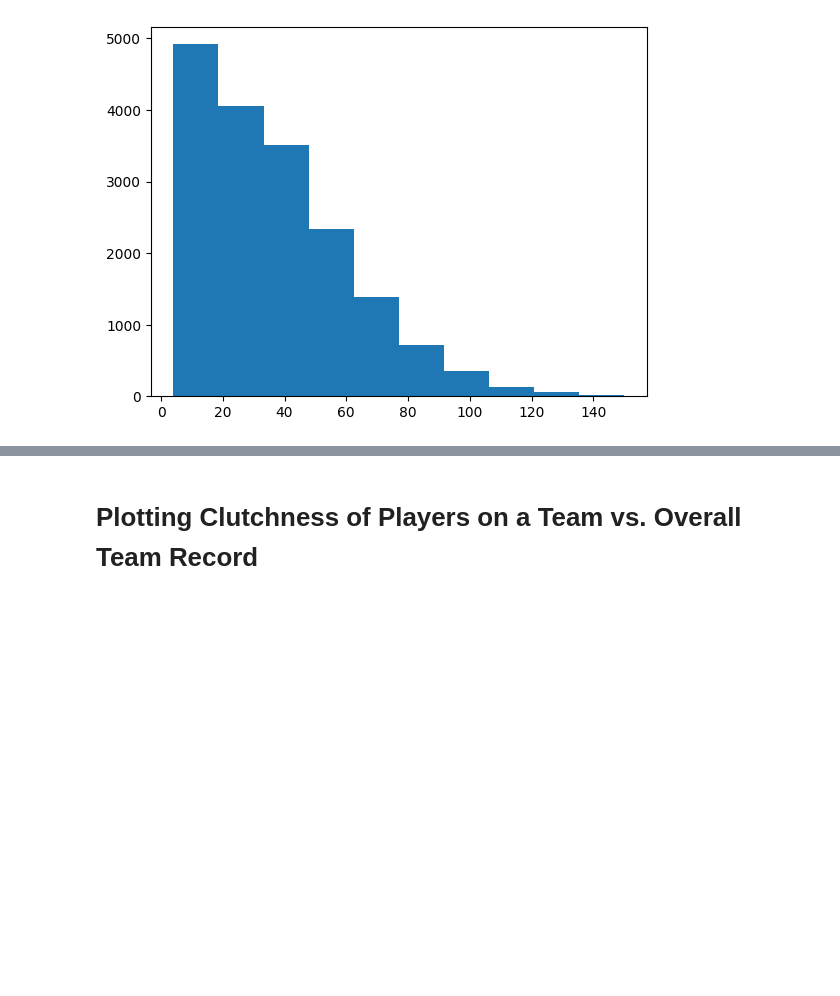
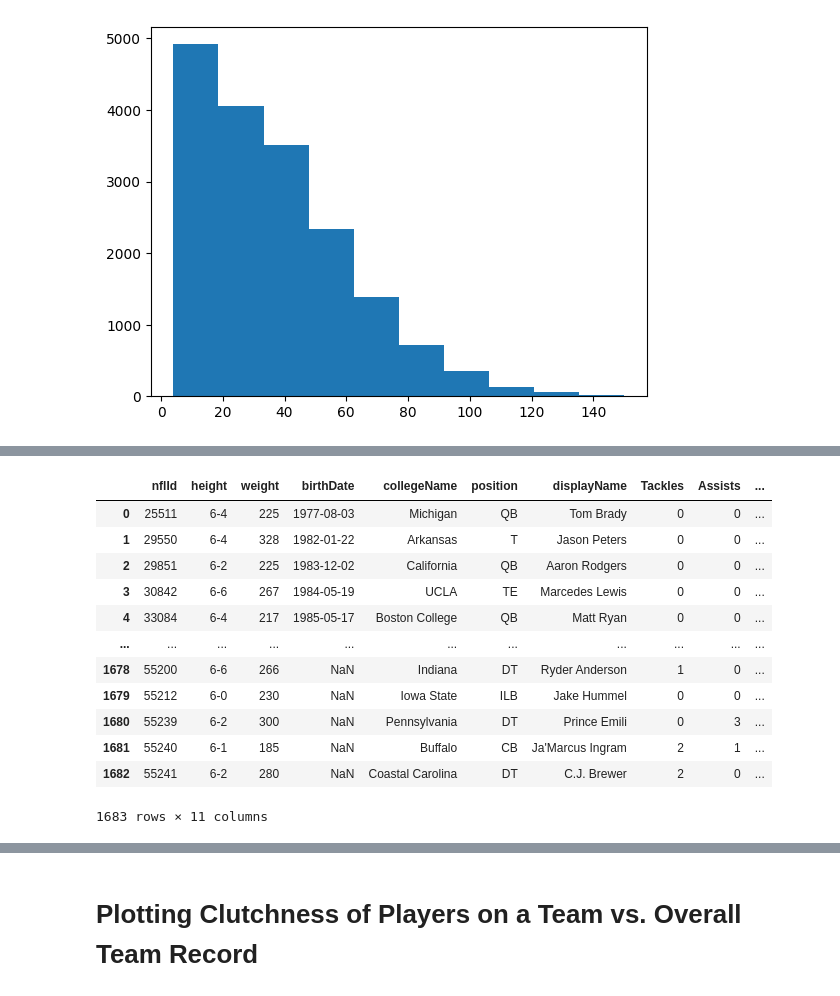
Before and after one commit to BHeller77/BigData, a Jupyter notebook: Analysis.ipynb, the cells around one changed output, grey strips where cells are left out. Drawn from its saved outputs; the diff is of its cells as text; code cells hidden in the pictures; blank space fills up the shorter version.

```diff
--- a/Analysis.ipynb
+++ b/Analysis.ipynb
@@ -174,0 +179,39 @@ individual_tackling
+# %%
+playerData = pd.read_csv("../players.csv")
+tackleData = pd.read_csv("../tackles.csv")
+
+tackles = {}
+
+for row in range(len(playerData)):
+    tackles[playerData.loc[row][0]] = [playerData.loc[row][0], 0, 0, 0, 0]
+
+
+for row in range(len(tackleData)):
+    if tackleData.loc[row][3] == 1:
+        tackles[tackleData.loc[row][2]][1] = (tackles[tackleData.loc[row][2]][1] + 1)
+    if tackleData.loc[row][4] == 1:
+        tackles[tackleData.loc[row][2]][2] = (tackles[tackleData.loc[row][2]][2] + 1)
+    if tackleData.loc[row][5] == 1:
+        tackles[tackleData.loc[row][2]][3] = (tackles[tackleData.loc[row][2]][3] + 1)
+    if tackleData.loc[row][6] == 1:
+        tackles[tackleData.loc[row][2]][4] = (tackles[tackleData.loc[row][2]][4] + 1)
+newTackles = pd.DataFrame(tackles)
+newTackles = newTackles.transpose()
+newTackles.rename(columns = {0:'nflId', 1:'Tackles', 2:'Assists', 3:'Forced Fumbles', 4:'Missed Tackles'}, inplace = True)
+#newTackles.head()
+
+merged = pd.merge(playerData, newTackles, on='nflId')
+# %% [output]
+|  | nflId | height | weight | birthDate | collegeName | position | displayName | Tackles | Assists | ... |
+| 0 | 25511 | 6-4 | 225 | 1977-08-03 | Michigan | QB | Tom Brady | 0 | 0 | ... |
+| 1 | 29550 | 6-4 | 328 | 1982-01-22 | Arkansas | T | Jason Peters | 0 | 0 | ... |
+| 2 | 29851 | 6-2 | 225 | 1983-12-02 | California | QB | Aaron Rodgers | 0 | 0 | ... |
+| 3 | 30842 | 6-6 | 267 | 1984-05-19 | UCLA | TE | Marcedes Lewis | 0 | 0 | ... |
+| 4 | 33084 | 6-4 | 217 | 1985-05-17 | Boston College | QB | Matt Ryan | 0 | 0 | ... |
+| ... | ... | ... | ... | ... | ... | ... | ... | ... | ... | ... |
+| 1678 | 55200 | 6-6 | 266 | NaN | Indiana | DT | Ryder Anderson | 1 | 0 | ... |
+| 1679 | 55212 | 6-0 | 230 | NaN | Iowa State | ILB | Jake Hummel | 0 | 0 | ... |
+| 1680 | 55239 | 6-2 | 300 | NaN | Pennsylvania | DT | Prince Emili | 0 | 3 | ... |
+| 1681 | 55240 | 6-1 | 185 | NaN | Buffalo | CB | Ja'Marcus Ingram | 2 | 1 | ... |
+| 1682 | 55241 | 6-2 | 280 | NaN | Coastal Carolina | DT | C.J. Brewer | 2 | 0 | ... |
+1683 rows × 11 columns
```
Also changed, not shown: parts of 6 cells of this notebook.
